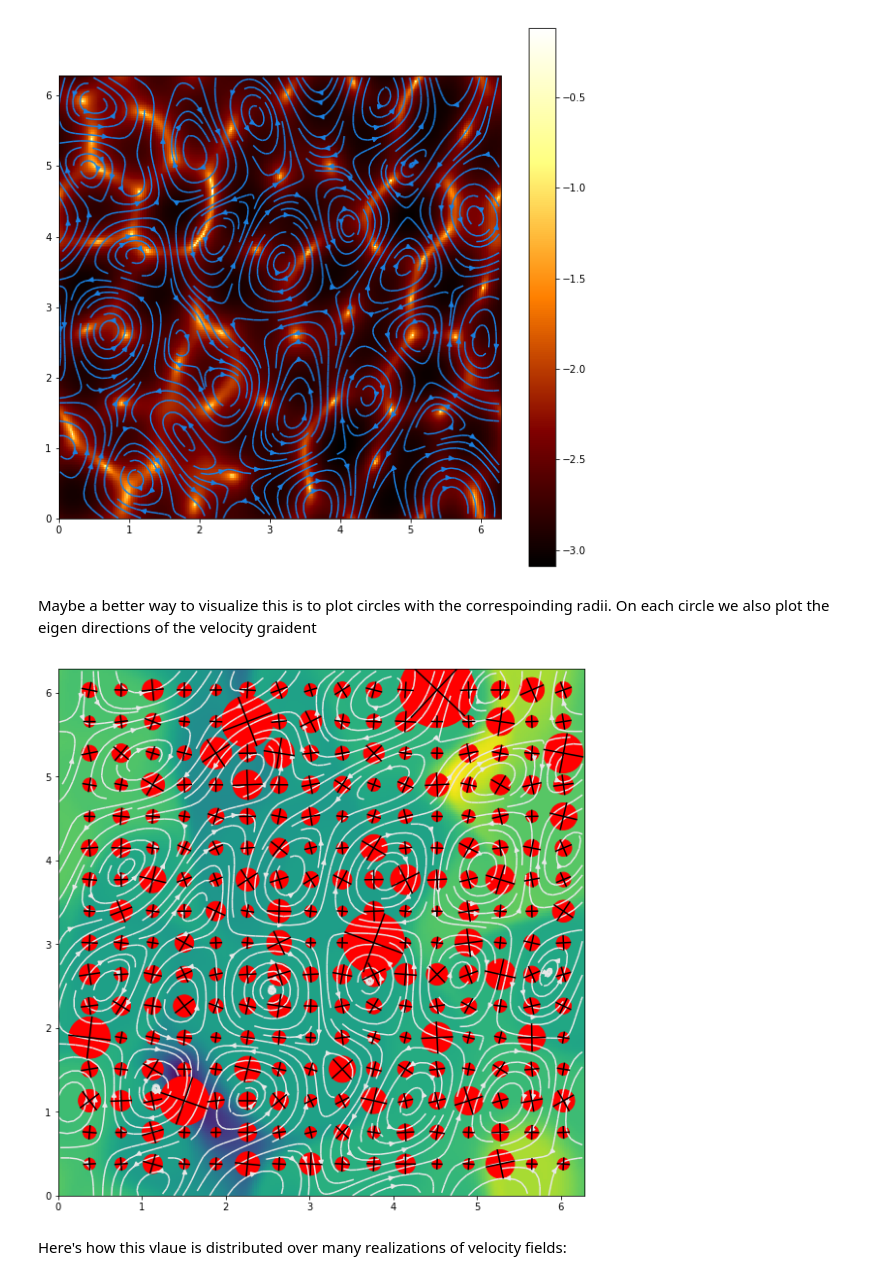
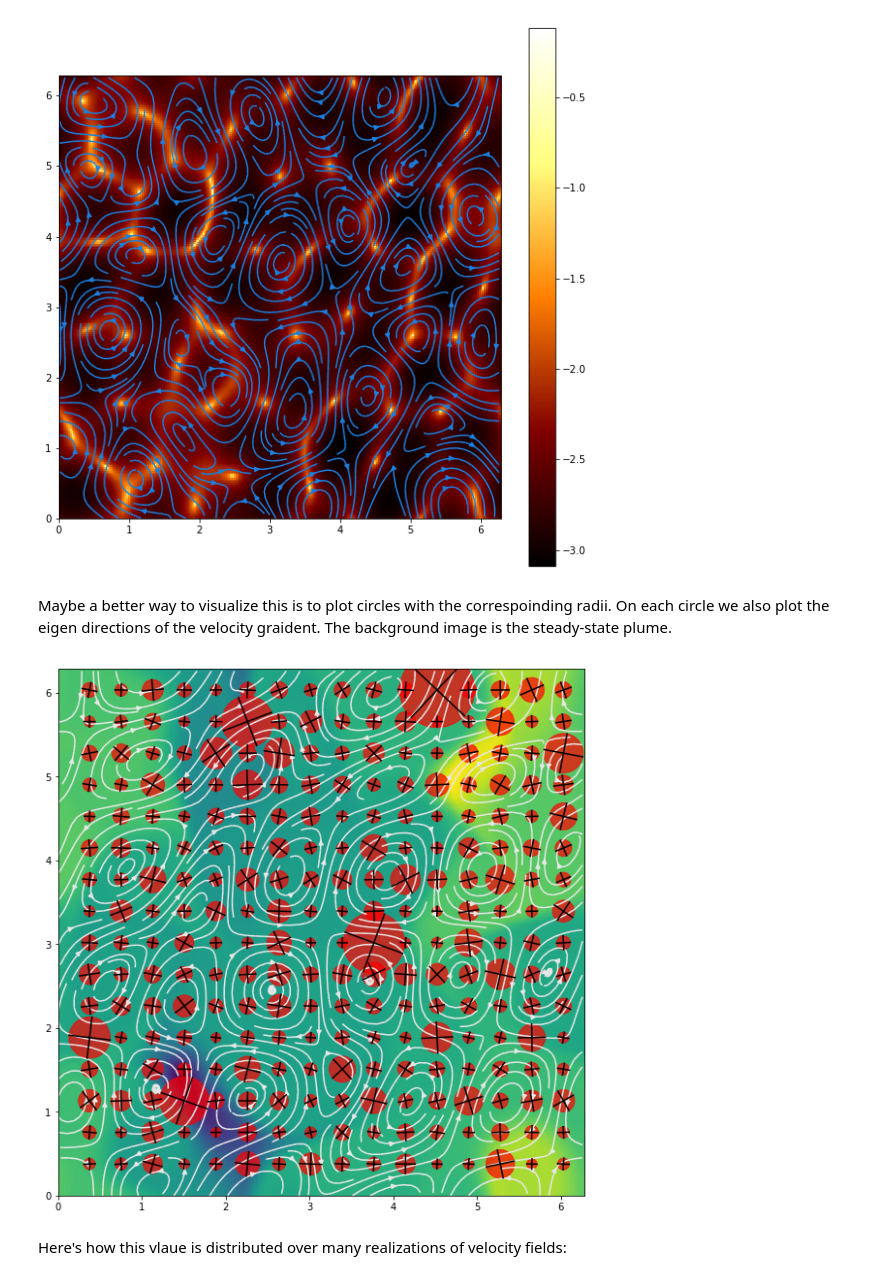
Before and after one commit to yohai/advection-diffusion, a Jupyter notebook: lengthscales.ipynb, the cells around one changed output. Drawn from its saved outputs; the diff is of its cells as text; code cells hidden in the pictures.

```diff
--- a/lengthscales.ipynb
+++ b/lengthscales.ipynb
@@ -195,30 +195,30 @@ plt.show()
 # %% [output]
 [figure]
 # %% [markdown]
- Maybe a better way to visualize this is to plot circles with the correspoinding radii. On each circle we also plot the eigen directions of the velocity graident
+ Maybe a better way to visualize this is to plot circles with the correspoinding radii. On each circle we also plot the eigen directions of the velocity graident. The background image is the steady-state plume.
 # %%
 %matplotlib inline
 from matplotlib.patches import Circle
 fig,ax=plt.subplots(nrows=1,ncols=1,figsize=(10,10))
 plt.imshow(s,origin='lower',extent=(0,2*pi,0,2*pi))
 plt.streamplot(x,y,u,v,color=[0.91,0.91,0.91],density=2)
 k=15
 f=lambda input: np.sqrt(0.1/np.abs(input))
 for i in range(k,N,k):#[3*k]:
     for j in range(k,N,k):#[4*k]:
         gv=np.array([[vx[i,j], vy[i,j]],[ux[i,j],uy[i,j]]])
         ls,vs=np.linalg.eigh(gv)
-        ax.add_artist(Circle((x[i,j],y[i,j]),f(ev1[i,j]),color='r'))
+        ax.add_artist(Circle((x[i,j],y[i,j]),f(ev1[i,j]),color='r',alpha=0.7))
         ax.plot([x[i,j]-f(ev1[i,j])*np.cos(ang[i,j]), x[i,j]+f(ev1[i,j])*np.cos(ang[i,j])],
                 [y[i,j]-f(ev1[i,j])*np.sin(ang[i,j]), y[i,j]+f(ev1[i,j])*np.sin(ang[i,j])],
                 'k')
         ax.plot([x[i,j]-f(ev1[i,j])*np.sin(ang[i,j]), x[i,j]+f(ev1[i,j])*np.sin(ang[i,j])],
                 [y[i,j]+f(ev1[i,j])*np.cos(ang[i,j]), y[i,j]-f(ev1[i,j])*np.cos(ang[i,j])],
                 'k')
 ax.set_ylim(0,2*pi)
 plt.show()
 # %% [output]
-[figure, old version]
+[figure, new version]
 # %% [markdown]
 Here's how this vlaue is distributed over many realizations of velocity fields:
 # %%
```
Also changed, not shown: parts of 1 cell of this notebook.
